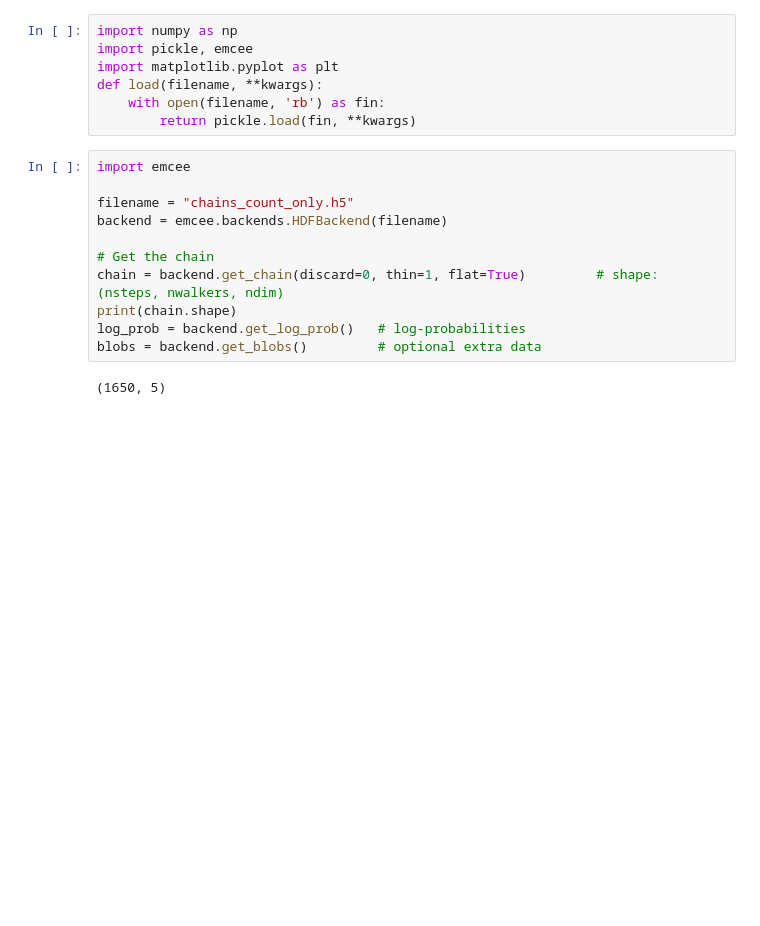
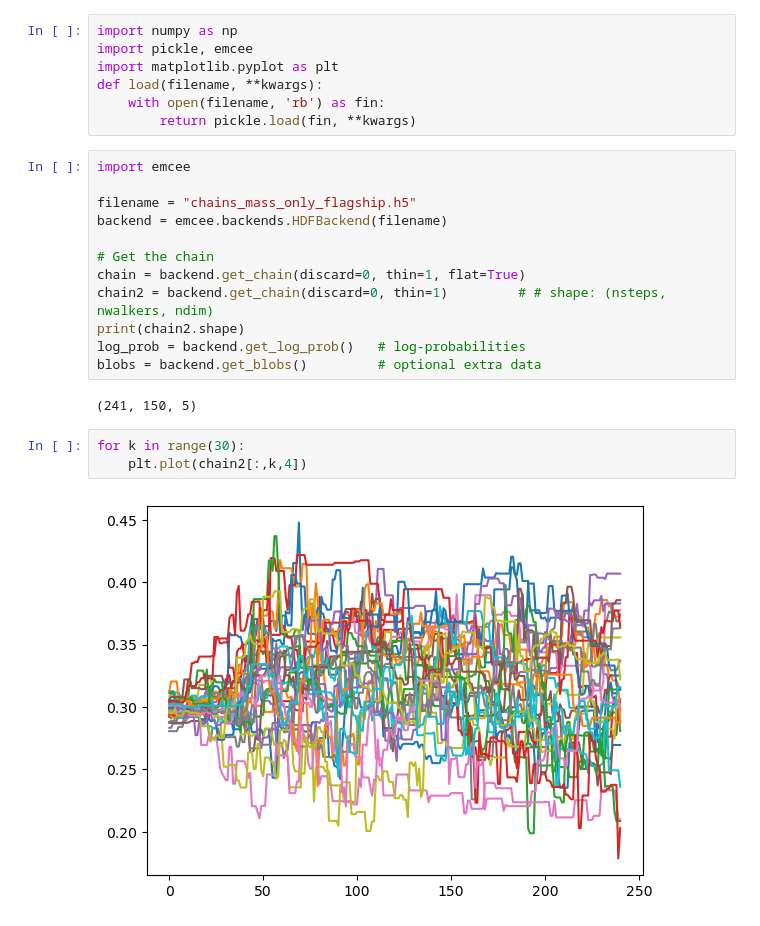
Before and after one commit to calumhrmurray/capish, a Jupyter notebook: validation_standard/see_mcmc.ipynb, the cells around one changed output. Saved outputs shown, nothing was run; the diff lists cells and outputs as text; blank space fills up the shorter version.

```diff
--- a/validation_standard/see_mcmc.ipynb
+++ b/validation_standard/see_mcmc.ipynb
@@ -8,13 +8,19 @@ def load(filename, **kwargs):
 # %%
 import emcee
 
-filename = "chains_count_only.h5"
+filename = "chains_mass_only_flagship.h5"
 backend = emcee.backends.HDFBackend(filename)
 
 # Get the chain
-chain = backend.get_chain(discard=0, thin=1, flat=True)         # shape: (nsteps, nwalkers, ndim)
-print(chain.shape)
+chain = backend.get_chain(discard=0, thin=1, flat=True)
+chain2 = backend.get_chain(discard=0, thin=1)         # # shape: (nsteps, nwalkers, ndim)
+print(chain2.shape)
 log_prob = backend.get_log_prob()   # log-probabilities
 blobs = backend.get_blobs()         # optional extra data
 # %% [output]
-(1650, 5)
+(241, 150, 5)
+# %%
+for k in range(30):
+    plt.plot(chain2[:,k,4])
+# %% [output]
+[figure, added]
```
Also changed, not shown: parts of 2 cells of this notebook, 7 other files.
